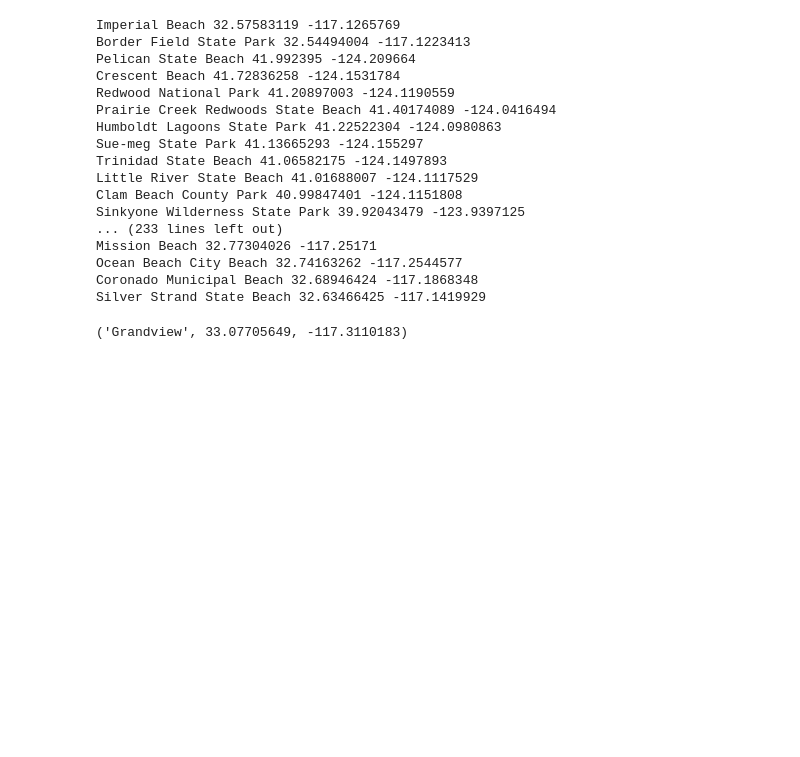
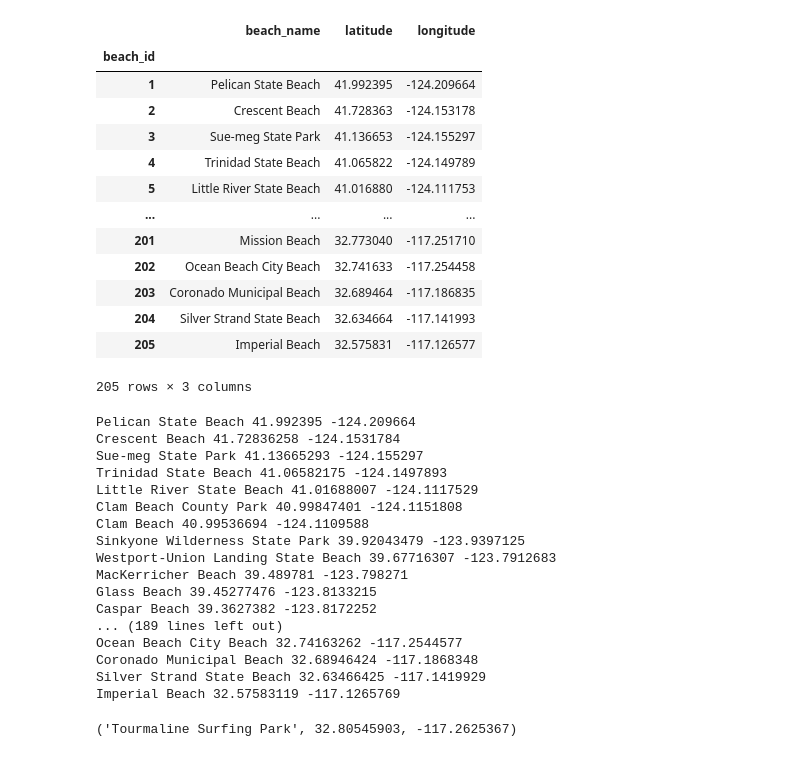
Before and after one commit to ckanchanda/Surf_Check, a Jupyter notebook: ck_api_call2.ipynb, the cells around one changed output. Saved outputs shown, nothing was run; the diff lists cells and outputs as text; code cells hidden in the pictures; blank space fills up the shorter version.

```diff
--- a/ck_api_call2.ipynb
+++ b/ck_api_call2.ipynb
@@ -82,0 +33,5 @@ SyntaxError: invalid character '‘' (U+2018) (37275008.py, line 2)
+# %%
+# Renamed "Unnamed: 0" column and set it as the index
+beaches_df = beaches_df.rename(columns={'Unnamed: 0': ''})
+beaches_df = beaches_df.set_index('beach_id')
+beaches_df.head()
@@ -82,0 +46,18 @@ SyntaxError: invalid character '‘' (U+2018) (37275008.py, line 2)
+# %%
+beaches_df = beaches_df.drop_duplicates(keep='first')
+beaches_df
+# %% [output]
+|  | beach_name | latitude | longitude |
+| beach_id |  |  |  |
+| 1 | Pelican State Beach | 41.992395 | -124.209664 |
+| 2 | Crescent Beach | 41.728363 | -124.153178 |
+| 3 | Sue-meg State Park | 41.136653 | -124.155297 |
+| 4 | Trinidad State Beach | 41.065822 | -124.149789 |
+| 5 | Little River State Beach | 41.016880 | -124.111753 |
+| ... | ... | ... | ... |
+| 201 | Mission Beach | 32.773040 | -117.251710 |
+| 202 | Ocean Beach City Beach | 32.741633 | -117.254458 |
+| 203 | Coronado Municipal Beach | 32.689464 | -117.186835 |
+| 204 | Silver Strand State Beach | 32.634664 | -117.141993 |
+| 205 | Imperial Beach | 32.575831 | -117.126577 |
+205 rows × 3 columns
@@ -83,8 +70,8 @@ SyntaxError: invalid character '‘' (U+2018) (37275008.py, line 2)
 # %%
 # Create a set of latitude and longitude combinations.
-beach = beaches_df['Beach_Name']
-lats = beaches_df['Latitude']
-lngs = beaches_df['Longitude']
+beach = beaches_df['beach_name']
+lats = beaches_df['latitude']
+lngs = beaches_df['longitude']
 
 beaches_lat_lngs = zip(beach, lats, lngs)
 coordinates = list(beaches_lat_lngs)
@@ -92,27 +79,27 @@ coordinates = list(beaches_lat_lngs)
 for coordinate in coordinates:
     print(coordinate[0], coordinate[1], coordinate[2])
 # %% [output]
-Imperial Beach 32.57583119 -117.1265769
-Border Field State Park 32.54494004 -117.1223413
 Pelican State Beach 41.992395 -124.209664
 Crescent Beach 41.72836258 -124.1531784
-Redwood National Park 41.20897003 -124.1190559
-Prairie Creek Redwoods State Beach 41.40174089 -124.0416494
-Humboldt Lagoons State Park 41.22522304 -124.0980863
 Sue-meg State Park 41.13665293 -124.155297
 Trinidad State Beach 41.06582175 -124.1497893
 Little River State Beach 41.01688007 -124.1117529
 Clam Beach County Park 40.99847401 -124.1151808
+Clam Beach 40.99536694 -124.1109588
 Sinkyone Wilderness State Park 39.92043479 -123.9397125
-... (233 lines left out)
-Mission Beach 32.77304026 -117.25171
+Westport-Union Landing State Beach 39.67716307 -123.7912683
+MacKerricher Beach 39.489781 -123.798271
+Glass Beach 39.45277476 -123.8133215
+Caspar Beach 39.3627382 -123.8172252
+... (189 lines left out)
 Ocean Beach City Beach 32.74163262 -117.2544577
 Coronado Municipal Beach 32.68946424 -117.1868348
 Silver Strand State Beach 32.63466425 -117.1419929
+Imperial Beach 32.57583119 -117.1265769
 # %%
-print(coordinates[221])
+print(coordinates[198])
 # %% [output]
-('Grandview', 33.07705649, -117.3110183)
+('Tourmaline Surfing Park', 32.80545903, -117.2625367)
 # %%
 len(beach)
 # %% [output]
```
Also changed, not shown: parts of 18 cells of this notebook.
